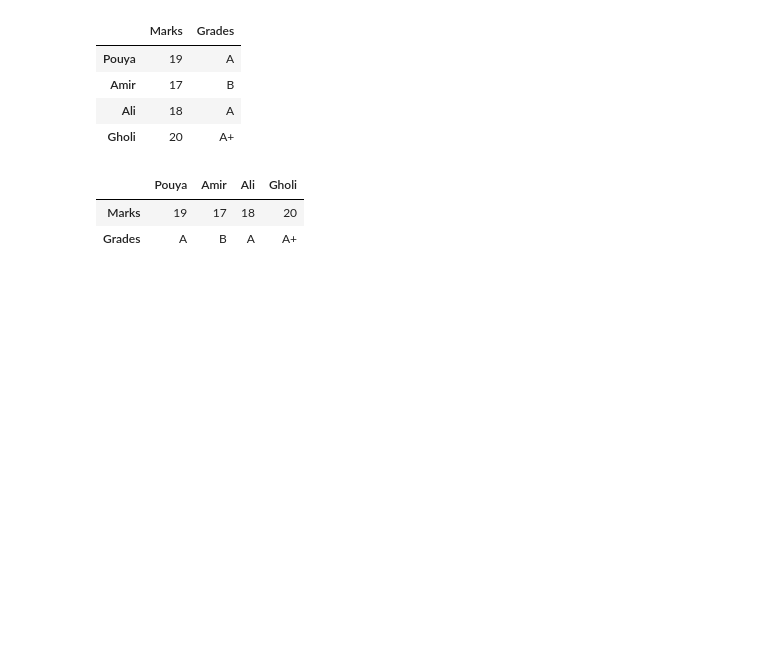
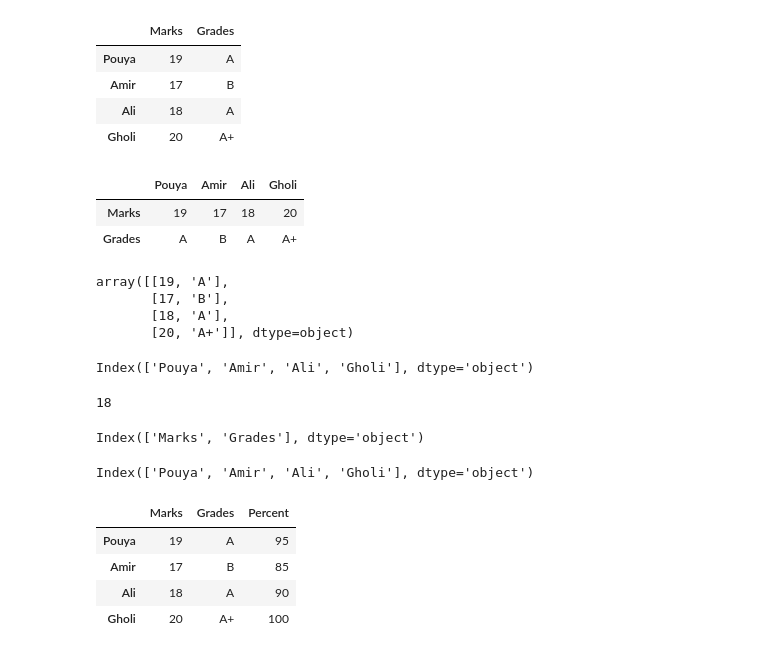
Before and after one commit to mirpouya/Basics-of-ML, a Jupyter notebook: Intermediate_Pandas.ipynb, the cells around one changed output. Drawn from its saved outputs; the diff is of its cells as text; code cells hidden in the pictures; blank space fills up the shorter version.

```diff
--- a/Intermediate_Pandas.ipynb
+++ b/Intermediate_Pandas.ipynb
@@ -78,3 +78,42 @@ data.T
 |  | Pouya | Amir | Ali | Gholi |
 | Marks | 19 | 17 | 18 | 20 |
 | Grades | A | B | A | A+ |
+# %%
+data.values
+# %% [output]
+array([[19, 'A'],
+       [17, 'B'],
+       [18, 'A'],
+       [20, 'A+']], dtype=object)
+# %%
+data.index
+# %% [output]
+Index(['Pouya', 'Amir', 'Ali', 'Gholi'], dtype='object')
+# %%
+# if we want to access 18 in values
+
+data.values[2,0]
+# %% [output]
+18
+# %%
+# columns of the dataset
+
+data.columns
+# %% [output]
+Index(['Marks', 'Grades'], dtype='object')
+# %%
+data.T.columns
+# %% [output]
+Index(['Pouya', 'Amir', 'Ali', 'Gholi'], dtype='object')
+# %%
+# adding a column
+import numpy as np
+
+data["Percent"] = np.array([95, 85, 90, 100])
+data
+# %% [output]
+|  | Marks | Grades | Percent |
+| Pouya | 19 | A | 95 |
+| Amir | 17 | B | 85 |
+| Ali | 18 | A | 90 |
+| Gholi | 20 | A+ | 100 |
```
Also changed, not shown: parts of 16 cells of this notebook.
